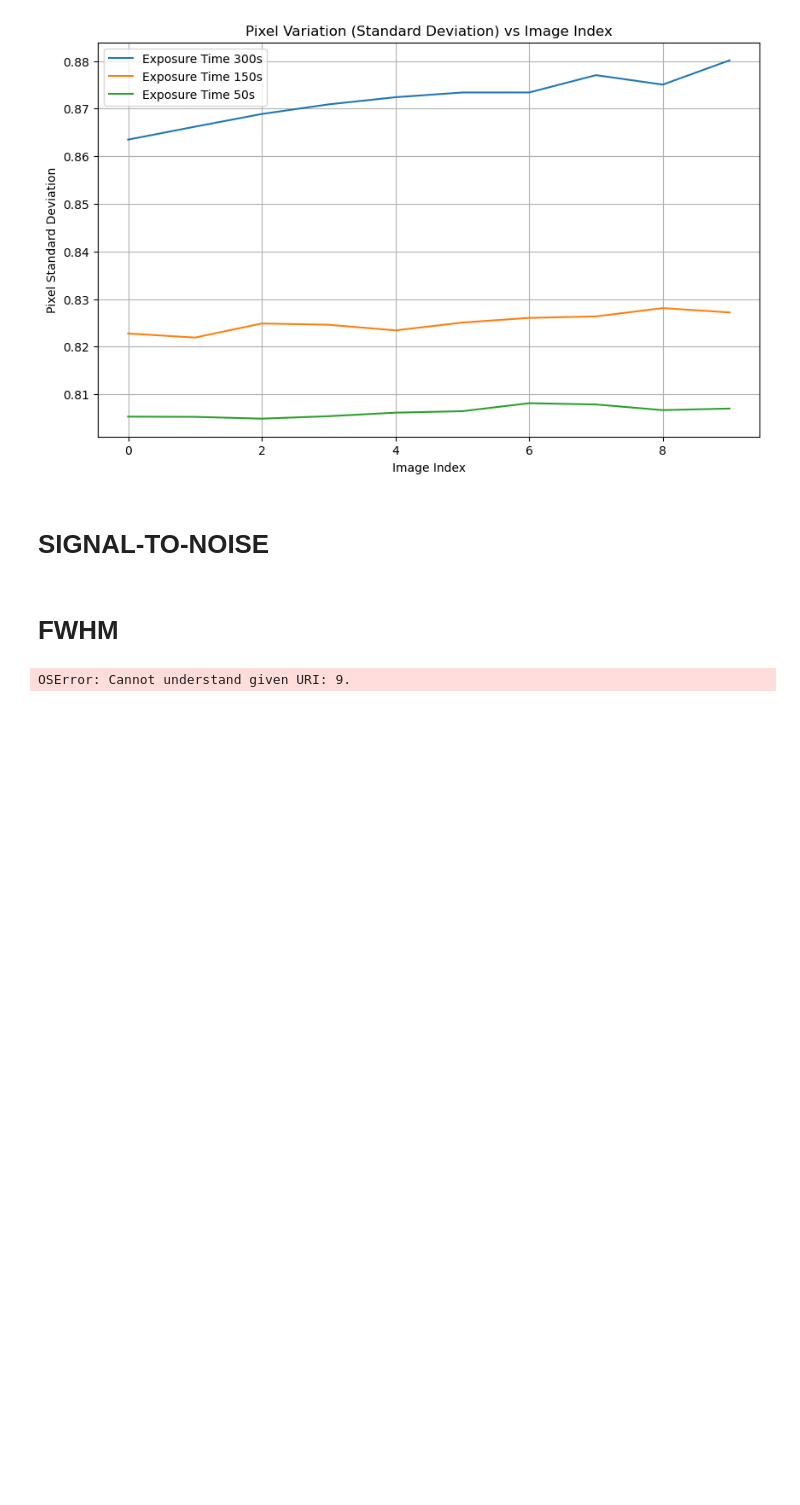
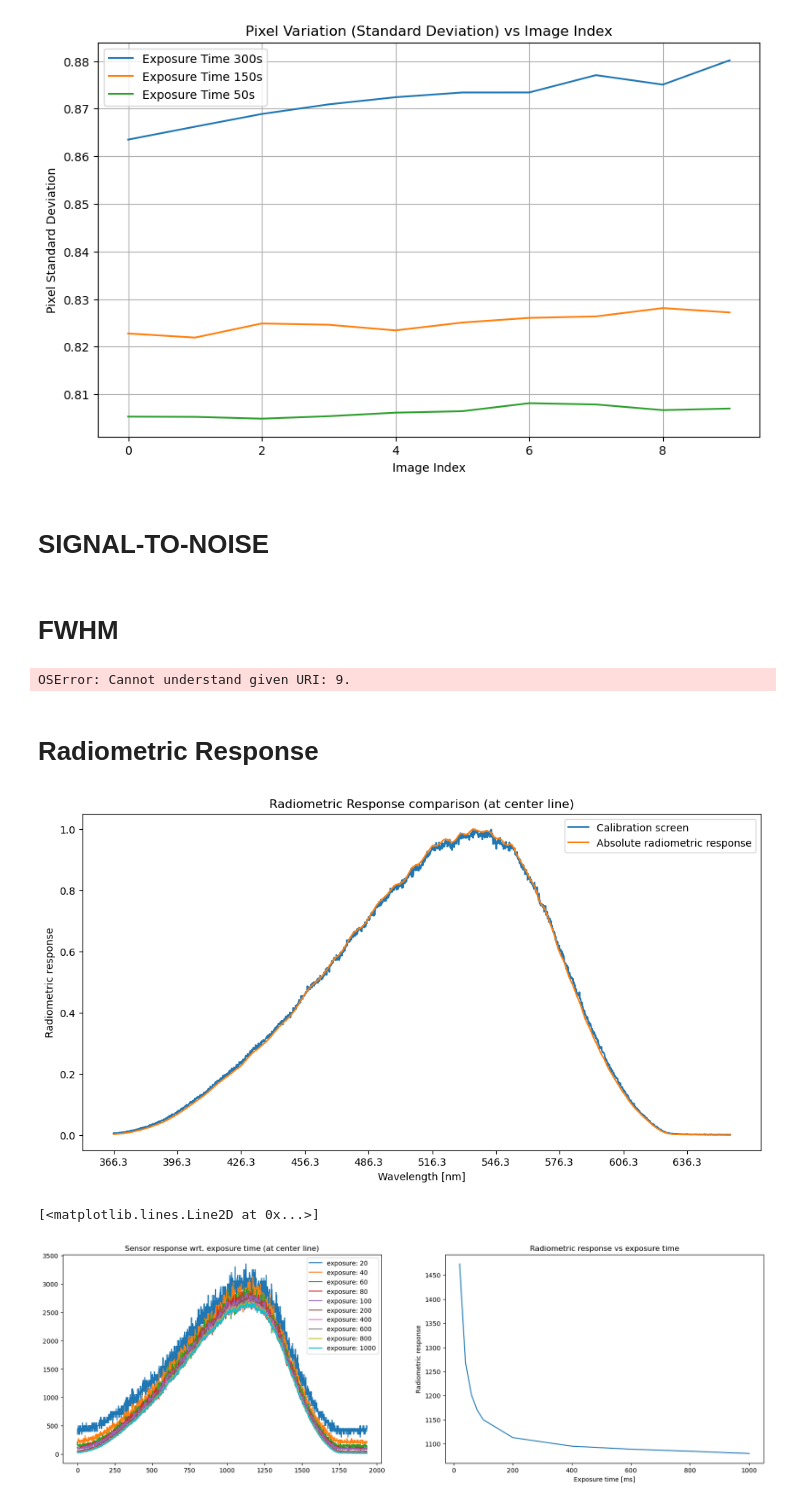
Before and after one commit to Larshalvorhansen/optikkLab, a Jupyter notebook: Code/Assignment_1/notebook.ipynb, the cells around one changed output. Drawn from its saved outputs; the diff is of its cells as text; code cells hidden in the pictures; blank space fills up the shorter version.

Commit message:
radiometric response

```diff
--- a/Code/Assignment_1/notebook.ipynb
+++ b/Code/Assignment_1/notebook.ipynb
@@ -1042,3 +1042,73 @@ calc_fwhm(datacube1,final_points,K)
 calc_fwhm(file_list,)
 # %% [output]
 OSError: Cannot understand given URI: 9.
+# %% [markdown]
+# Radiometric Response
+# %%
+base_folder = r'.\Data\radiometric-verify'
+file_list = glob.glob(os.path.join(base_folder, '*'))
+
+samples = 1
+bands = 1936
+datacube = np.fromfile(file_list[0], dtype='uint16')
+datacube = datacube.reshape((-1, samples, bands))[edge1:edge2,0,::-1]
+avg_cube = np.zeros_like(datacube).astype(float) # init. empty empty average datacube
+
+exposures = [20, 40, 60, 80, 100, 200, 400, 600, 800, 1000]
+
+datacube_list = []
+avg_datacube_list = []
+
+for i in range(10):
+    datacube = np.fromfile(file_list[i+1], dtype='uint16')
+    datacube = datacube.reshape((-1, samples, bands))[edge1:edge2,0,::-1]
+    avg_cube += 1/10 * datacube / (exposures[i]/1000)
+    datacube_list.append(datacube[300] / (exposures[i]/1000))
+    avg_datacube_list.append(np.mean(datacube, axis=None) / (exposures[i]/1000))
+# avg_cube = avg_cube.reshape((-1, samples, bands))[:,0,::-1]
+
+avg_L = K/avg_cube
+img_L = K/datacube
+
+# absolute radiometric response:
+abs_radiometric_response = np.mean(datacube, axis=0)
+
+uncertainty = np.abs( (avg_L-img_L)/avg_L) # equation from lab doc.
+
+normalized_abs_radiometric_response = (abs_radiometric_response - np.min(abs_radiometric_response)) / (np.max(abs_radiometric_response) - np.min(abs_radiometric_response))
+normalized_center = (datacube[300] - np.min(datacube[300])) / (np.max(datacube[300]) - np.min(datacube[300]))
+
+x_ticks = np.arange(0, bands, 200)  # Custom tick locations
+x_labels = 366.3 + x_ticks * 0.15  # Custom tick labels
+
+
+plt.figure(figsize=(12,6))
+plt.plot(normalized_center)
+plt.plot(normalized_abs_radiometric_response)
+plt.title('Radiometric Response comparison (at center line)')
+plt.xlabel('Wavelength [nm]')
+plt.ylabel('Radiometric response')
+plt.xticks(ticks=x_ticks, labels=np.round(x_labels, 2))
+plt.legend(['Calibration screen', 'Absolute radiometric response'])
+plt.show()
+
+lgd = []
+plt.figure(figsize=(20,6))
+plt.subplot(1,2,1)
+plt.title('Sensor response wrt. exposure time (at center line)')
+for i in range(len(datacube_list)):
+    plt.plot(datacube_list[i])
+    lgd.append(f'exposure: {exposures[i]}')
+plt.legend(lgd)
+
+
+# plt.figure(figsize=(12,6))
+plt.subplot(1,2,2)
+plt.title('Radiometric response vs exposure time')
+plt.xlabel('Exposure time [ms]')
+plt.ylabel('Radiometric response')
+plt.plot(exposures, avg_datacube_list)
+# %% [output]
+[figure, added]
+[<matplotlib.lines.Line2D at 0x...>]
+[figure, added]
```
